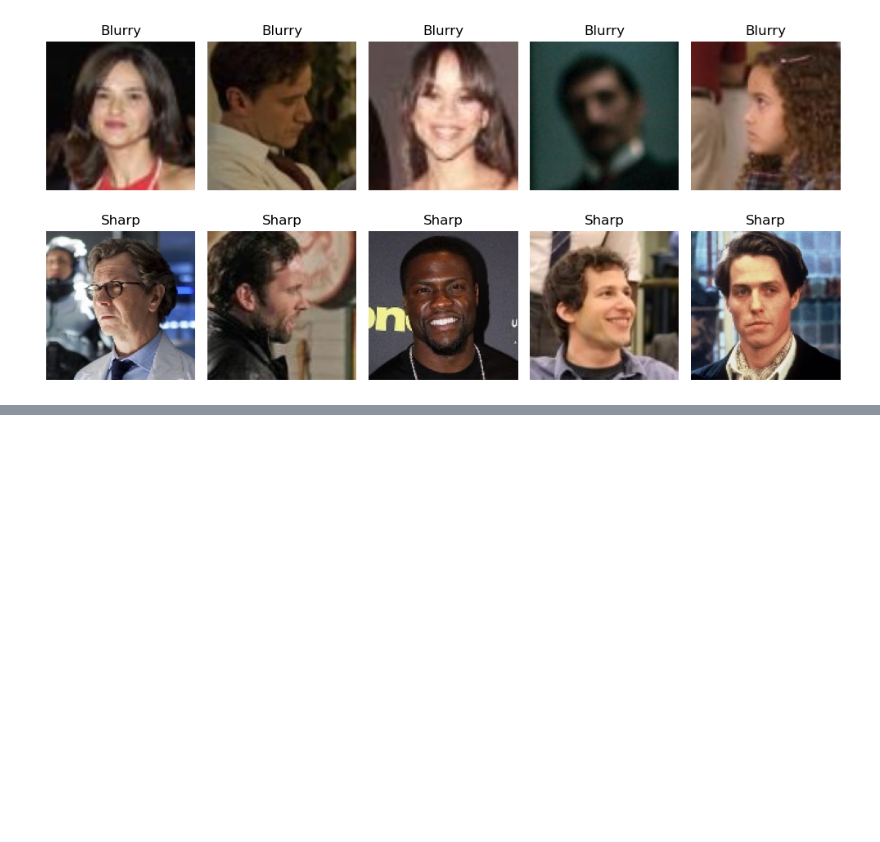
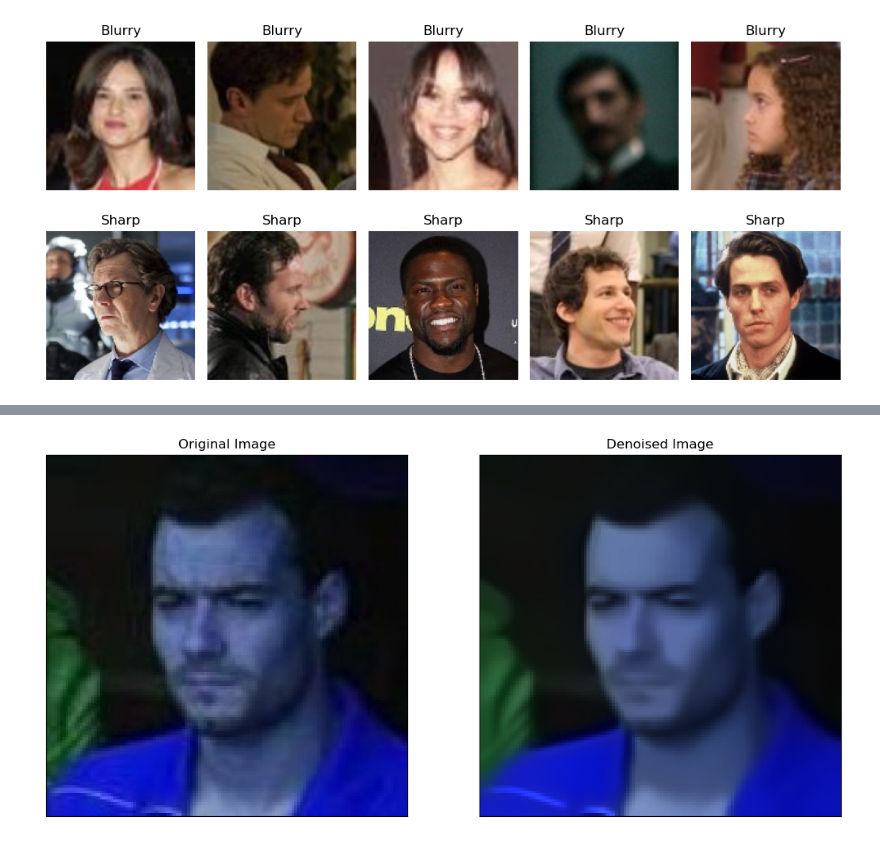
Before and after one commit to KhaingNaing/Age_estimation_CV, a Jupyter notebook: notebooks/data_cleaning.ipynb, the cells around one changed output, grey strips where cells are left out. Drawn from its saved outputs; the diff is of its cells as text; code cells hidden in the pictures; blank space fills up the shorter version.

```diff
--- a/notebooks/data_cleaning.ipynb
+++ b/notebooks/data_cleaning.ipynb
@@ -58,0 +85,30 @@ visualization.show_blurry_sharp_pics(dataset_path, blurry_images, sharp_images)
+# %%
+## import dependencies
+import cv2
+from PIL import Image
+import matplotlib.pyplot as plt
+## reading image
+blur_imgs = blurry_images[0]
+img = cv2.imread(os.path.join(dataset_path, f"{age}/{filename}"))
+
+## apply image denoising
+
+dst = cv2.fastNlMeansDenoisingColored(img,None,10,10,7,21)
+
+## plot original and denoised image
+
+titles = ["Original Image", "Denoised Image"]
+
+images = [img, dst]
+
+plt.figure(figsize=(20,20))
+
+for i in range(2):
+
+    plt.subplot(2,3,i+1),plt.imshow(images[i],'gray',vmin=0,vmax=255)
+
+    plt.title(titles[i])
+
+    plt.xticks([]),plt.yticks([])
+# %% [output]
+[figure, added]
```
Also changed, not shown: parts of 9 cells of this notebook, 15 other files.
